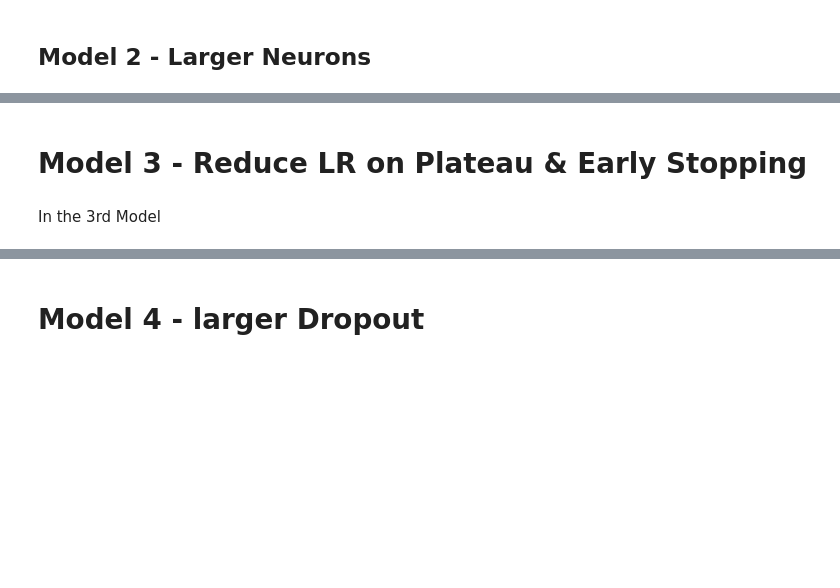
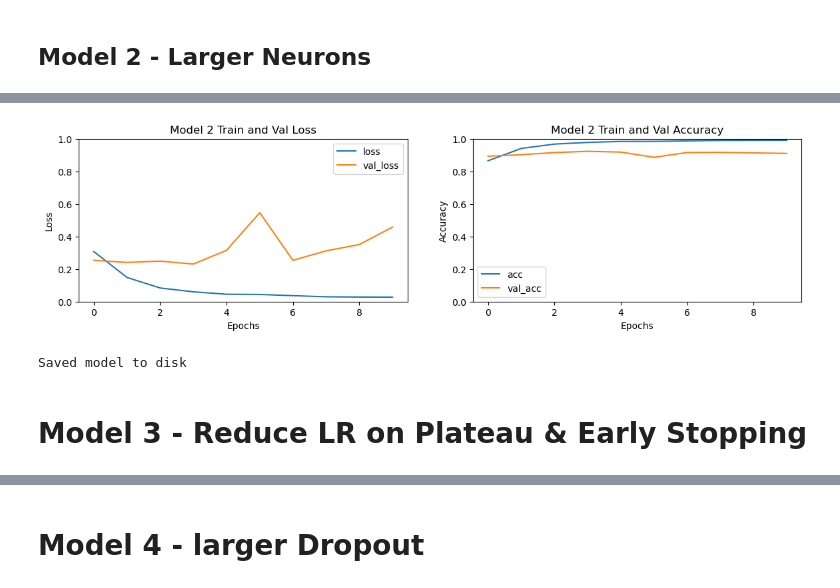
Before and after one commit to annabchox/deepfake-detector, a Jupyter notebook: Code/Main/Training/Anna_NN.ipynb, the cells around one changed output, grey strips where cells are left out. Saved outputs shown, nothing was run; the diff lists cells and outputs as text; code cells hidden in the pictures; blank space fills up the shorter version.

Commit message:
Anna updated notebook

```diff
--- a/Code/Main/Training/Anna_NN.ipynb
+++ b/Code/Main/Training/Anna_NN.ipynb
@@ -353,0 +423,38 @@ model_scores_to_csv(model2, h2, 'model_2')
+# %%
+plt.figure(figsize= config.subplot_fig_size)
+
+# Plot the loss
+plt.subplot(2,2,1)
+plt.plot(h2.history['loss'],label='loss')
+plt.plot(h2.history['val_loss'],label='val_loss')
+plt.legend(['loss', 'val_loss'])
+plt.xlabel('Epochs')
+plt.ylabel('Loss')
+plt.title('Model 2 Train and Val Loss')
+plt.ylim(0, 1)
+
+#Plot the Accuracy
+plt.subplot(2,2,2)
+plt.plot(h2.history['acc'],label='train_accuracy')
+plt.plot(h2.history['val_acc'],label='val_accuracy')
+plt.legend(['acc', 'val_acc'])
+plt.xlabel('Epochs')
+plt.ylabel('Accuracy')
+plt.title('Model 2 Train and Val Accuracy')
+plt.ylim(0, 1)
+
+# Save the plot as a PNG image
+plt.savefig('model2.png')
+# %% [output]
+[figure, added]
+# %%
+# serialize model to JSON
+anna_model2_json = model2.to_json()
+with open("anna_model2.json", "w") as json_file:
+    json_file.write(anna_model2_json)
+
+# serialize weights to HDF5
+model2.save_weights("anna_model2.h5")
+print("Saved model to disk")
+# %% [output]
+Saved model to disk
@@ -354,4 +464,2 @@ model_scores_to_csv(model2, h2, 'model_2')
 # %% [markdown]
 # Model 3 - Reduce LR on Plateau & Early Stopping
-# %% [markdown]
-In the 3rd Model
```
Also changed, not shown: parts of 33 cells of this notebook.
